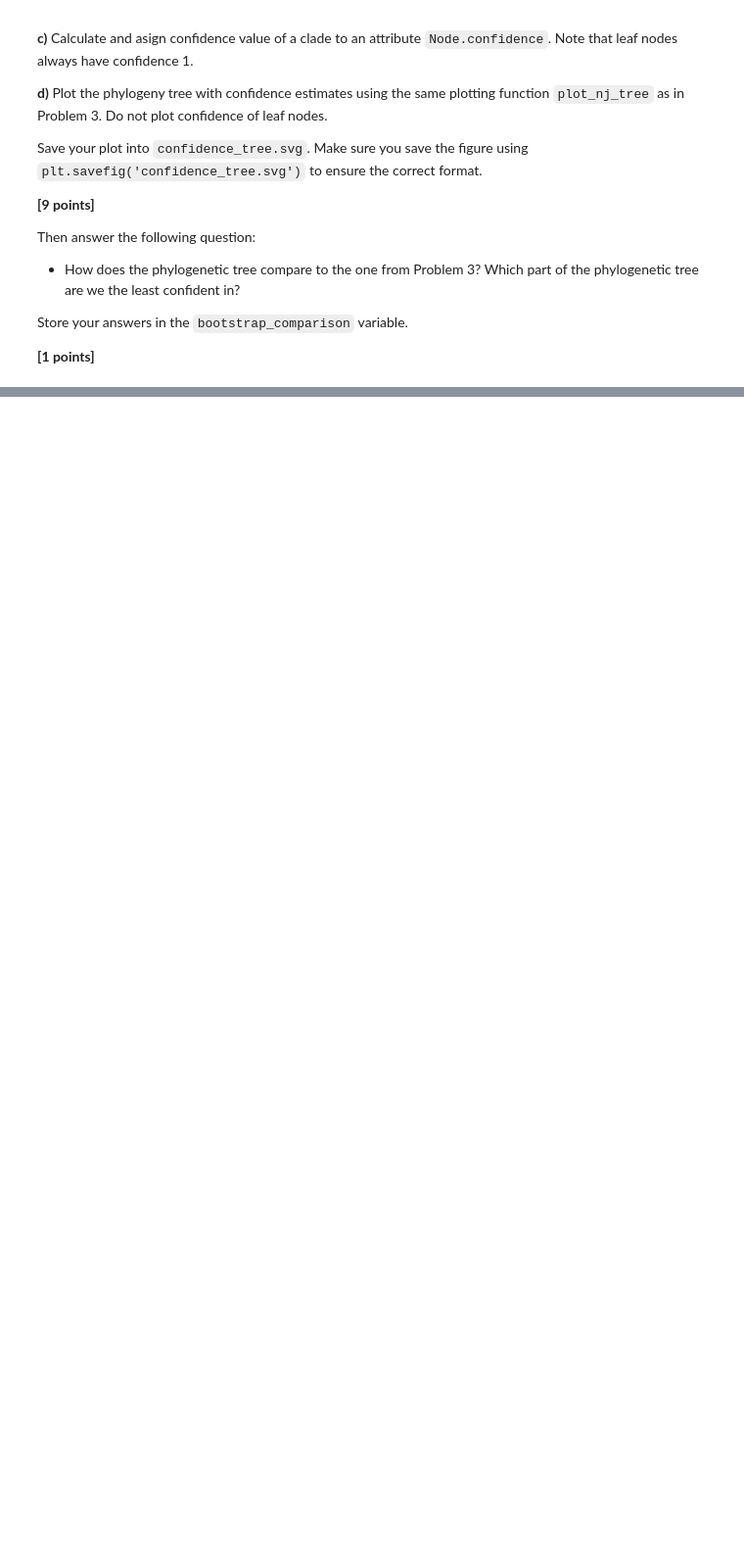
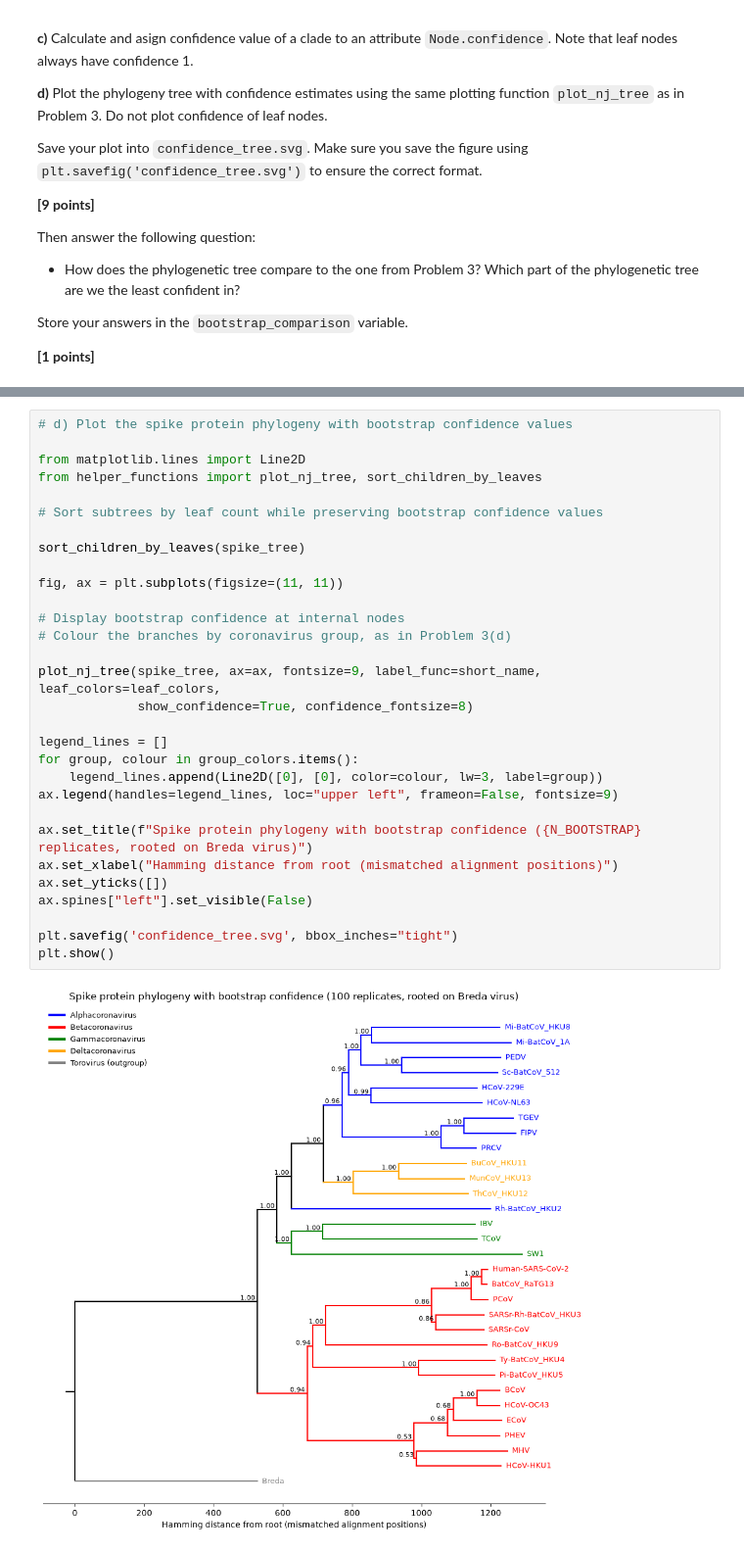
Before and after one commit to ERCC1-XPF/assign_phylo, a Jupyter notebook: phylo_workbook.ipynb, the cells around one changed output, grey strips where cells are left out. Shown at 98% size. Drawn from its saved outputs; the diff is of its cells as text; blank space fills up the shorter version.

```diff
--- a/phylo_workbook.ipynb
+++ b/phylo_workbook.ipynb
@@ -815,0 +877,32 @@ How does the phylogenetic tree compare to the one from Problem 3? Which part of
+# %%
+# d) Plot the spike protein phylogeny with bootstrap confidence values
+
+from matplotlib.lines import Line2D
+from helper_functions import plot_nj_tree, sort_children_by_leaves
+
+# Sort subtrees by leaf count while preserving bootstrap confidence values
+
+sort_children_by_leaves(spike_tree)
+
+fig, ax = plt.subplots(figsize=(11, 11))
+
+# Display bootstrap confidence at internal nodes
+# Colour the branches by coronavirus group, as in Problem 3(d)
+
+plot_nj_tree(spike_tree, ax=ax, fontsize=9, label_func=short_name, leaf_colors=leaf_colors,
+             show_confidence=True, confidence_fontsize=8)
+
+legend_lines = []
+for group, colour in group_colors.items():
+    legend_lines.append(Line2D([0], [0], color=colour, lw=3, label=group))
+ax.legend(handles=legend_lines, loc="upper left", frameon=False, fontsize=9)
+
+ax.set_title(f"Spike protein phylogeny with bootstrap confidence ({N_BOOTSTRAP} replicates, rooted on Breda virus)")
+ax.set_xlabel("Hamming distance from root (mismatched alignment positions)")
+ax.set_yticks([])
+ax.spines["left"].set_visible(False)
+
+plt.savefig('confidence_tree.svg', bbox_inches="tight")
+plt.show()
+# %% [output]
+[figure, added]
```
Also changed, not shown: parts of 7 cells of this notebook, 4 other files.
